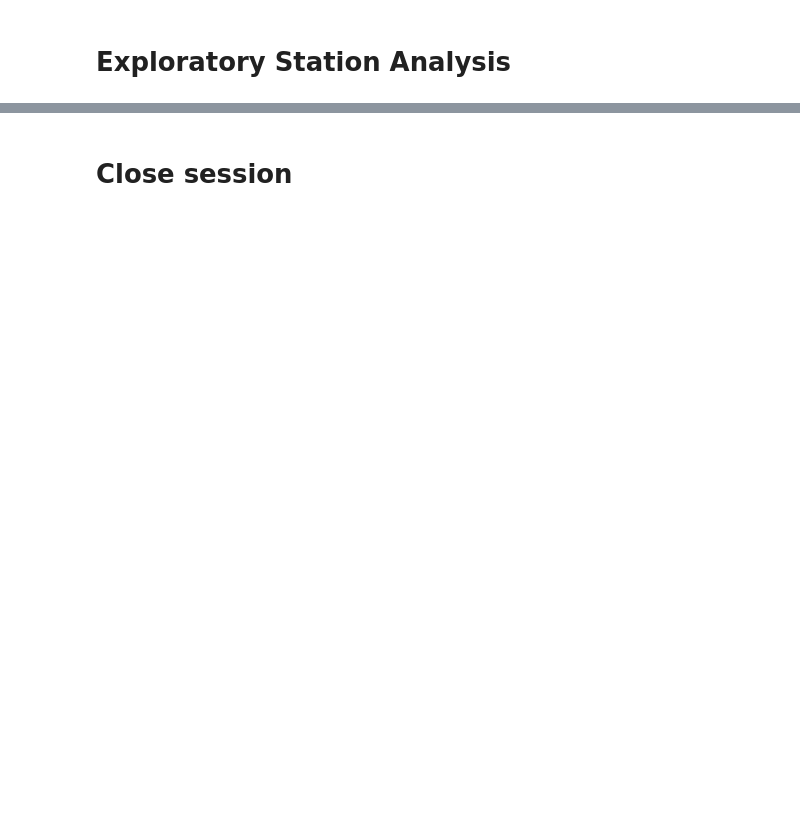
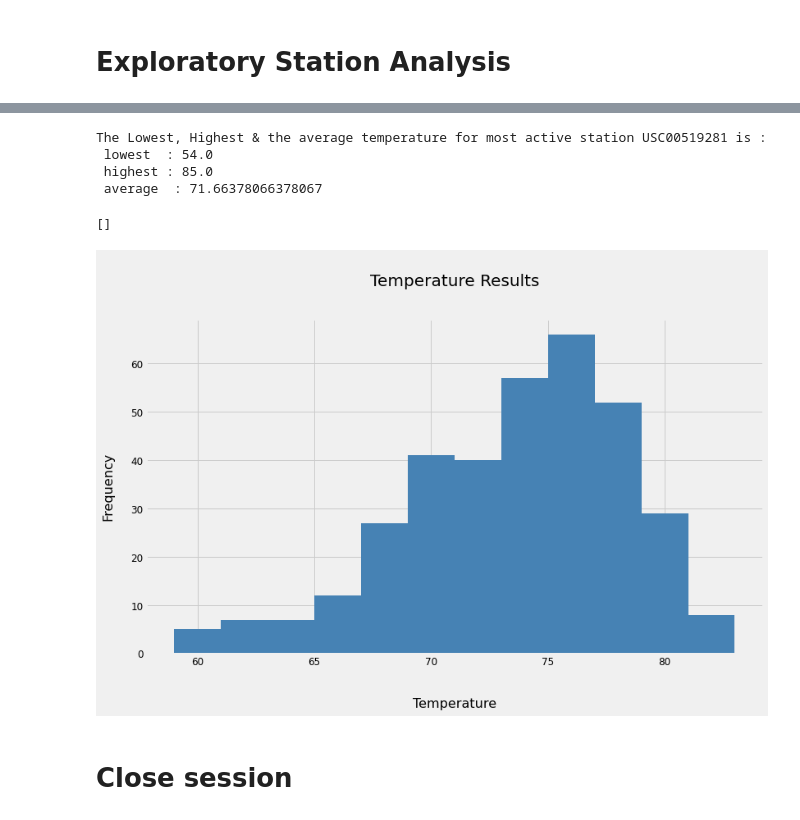
Before and after one commit to malejandrasalgado/sqlalchemy-challenge, a Jupyter notebook: climate_starter.ipynb, the cells around one changed output, grey strips where cells are left out. Saved outputs shown, nothing was run; the diff lists cells and outputs as text; code cells hidden in the pictures; blank space fills up the shorter version.

```diff
--- a/climate_starter.ipynb
+++ b/climate_starter.ipynb
@@ -112,0 +141,22 @@ session = Session(engine)
+# %%
+# Design a query to find the most active stations (i.e. what stations have the most rows?)
+# List the stations and the counts in descending order.
+active_stations = session.query(Measurement.station, func.count(Measurement.station)).\
+        group_by(Measurement.station).order_by(func.count(Measurement.station).desc()).all()
+
+most_active_station_name = ""
+most_active_station = active_stations[0][0]
+
+for location in locations:
+    if(location.station == active_stations[0][0]):
+        most_active_station_name = location.name
+print(f"The most active stations information is as follows: ")
+print(f" Name    : {most_active_station_name} ")
+print(f" Station : {active_stations[0][0]}")
+print(f" Count   : {active_stations[0][1]}")
+print("")
+print("List of the stations and the counts in descending order:")
+print("Station        Counts")
+print("-----------------------")
+for active_stations in active_stations:
+    print(active_stations[0], "   ", active_stations[1])
@@ -113,3 +181,41 @@ session = Session(engine)
+# %%
+# Using the most active station id from the previous query, calculate the lowest, highest, and average temperature.
+temperature= session.query(func.min(Measurement.tobs), func.max(Measurement.tobs), func.avg(Measurement.tobs)).\
+    filter(Measurement.station == most_active_station).all()
+print(f"The Lowest, Highest & the average temperature for most active station {most_active_station} is :")
+print(f" lowest  : {temperature[0][0]}")
+print(f" highest : {temperature[0][1]}")
+print(f" average  : {temperature[0][2]}")
+# %% [output]
+The Lowest, Highest & the average temperature for most active station USC00519281 is :
+ lowest  : 54.0
+ highest : 85.0
+ average  : 71.66378066378067
+# %%
+# Using the most active station id
+# Query the last 12 months of temperature observation data for this station and plot the results as a histogram
+temperature_results = session.query(Measurement.date, Measurement.tobs).\
+filter(Measurement.station == most_active_station).filter(Measurement.date >= last_year).\
+    group_by(Measurement.date).all()
+
+#Temperature Dataframe
+temperature_results_df = pd.DataFrame(data=temperature_results, columns=["date", "tobs"])
+temperature_results_df = temperature_results_df.set_index('date', drop=True)
+
+#Plot the results as a histogram with bins=12.
+fig = plt.figure()
+plt.rcParams['figure.figsize']=(12,7)
+plt.hist(temperature_results_df['tobs'],bins=12,color='steelblue')
+plt.title('\nTemperature Results',fontsize=20,pad=40)
+plt.xlabel('\nTemperature',fontsize=16,color='black',labelpad=20)
+plt.ylabel('Frequency',fontsize=16,color='black',labelpad=20)
+plt.xticks(fontsize=12)
+plt.yticks(fontsize=12)
+
+plt.plot()
+# %% [output]
+[]
+[figure, added]
 # %% [markdown]
 # Close session
 # %%
```
Also changed, not shown: parts of 10 cells of this notebook.
